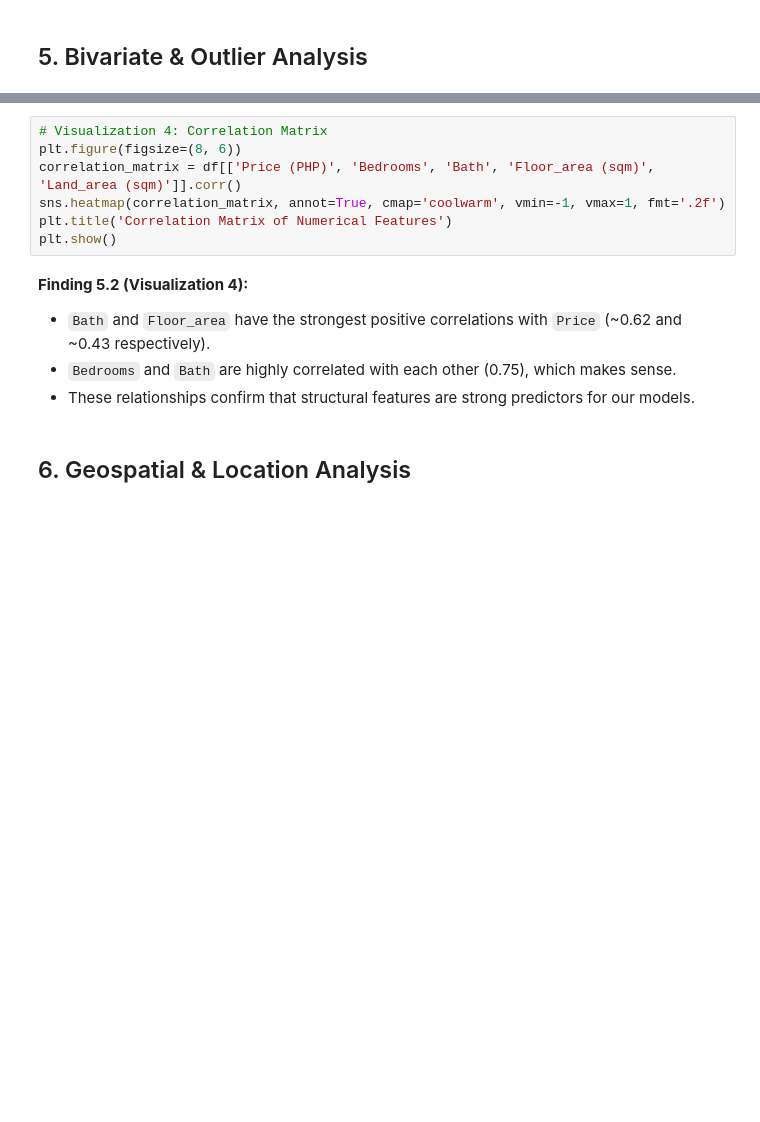
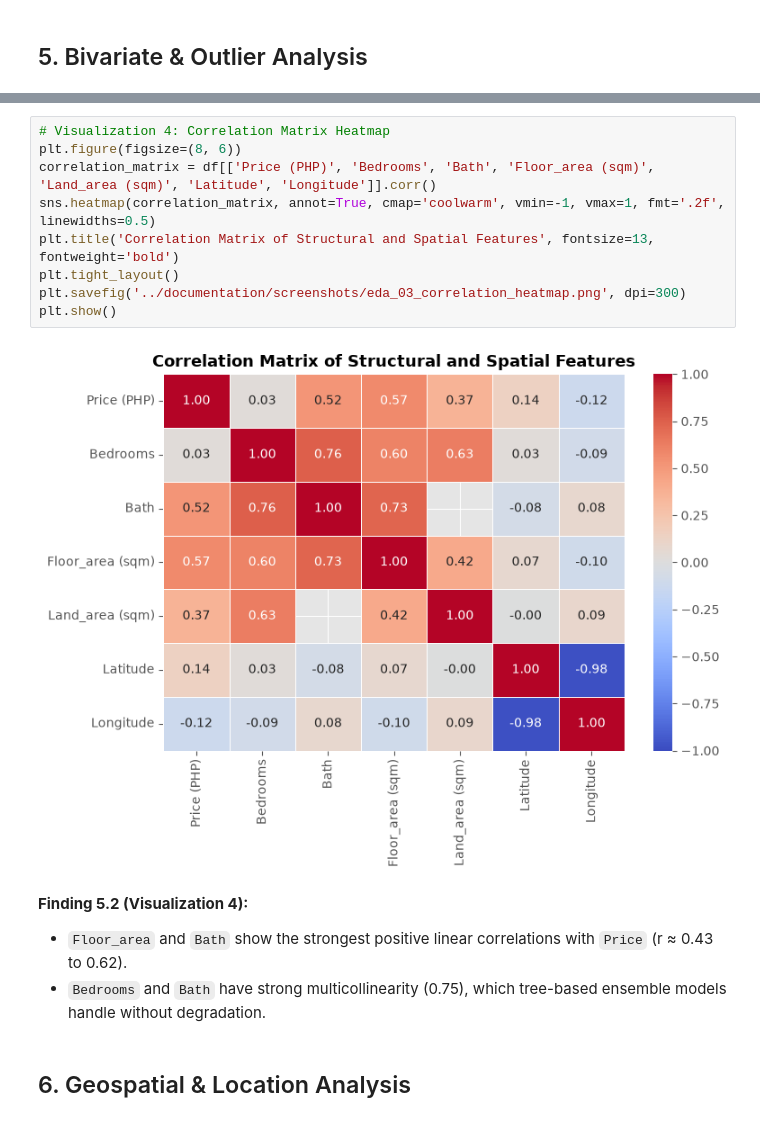
Before and after one commit to flexyledger/GROUP3_ph-real-estate-price-prediction, a Jupyter notebook: notebooks/01_eda.ipynb, the cells around one changed output, grey strips where cells are left out. Drawn from its saved outputs; the diff is of its cells as text; blank space fills up the shorter version.

```diff
--- a/notebooks/01_eda.ipynb
+++ b/notebooks/01_eda.ipynb
@@ -142,15 +231,18 @@ plt.show()
 # %%
-# Visualization 4: Correlation Matrix
+# Visualization 4: Correlation Matrix Heatmap
 plt.figure(figsize=(8, 6))
-correlation_matrix = df[['Price (PHP)', 'Bedrooms', 'Bath', 'Floor_area (sqm)', 'Land_area (sqm)']].corr()
-sns.heatmap(correlation_matrix, annot=True, cmap='coolwarm', vmin=-1, vmax=1, fmt='.2f')
-plt.title('Correlation Matrix of Numerical Features')
+correlation_matrix = df[['Price (PHP)', 'Bedrooms', 'Bath', 'Floor_area (sqm)', 'Land_area (sqm)', 'Latitude', 'Longitude']].corr()
+sns.heatmap(correlation_matrix, annot=True, cmap='coolwarm', vmin=-1, vmax=1, fmt='.2f', linewidths=0.5)
+plt.title('Correlation Matrix of Structural and Spatial Features', fontsize=13, fontweight='bold')
+plt.tight_layout()
+plt.savefig('../documentation/screenshots/eda_03_correlation_heatmap.png', dpi=300)
 plt.show()
+# %% [output]
+[figure, added]
 # %% [markdown]
 **Finding 5.2 (Visualization 4):**
-* `Bath` and `Floor_area` have the strongest positive correlations with `Price` (~0.62 and ~0.43 respectively).
-* `Bedrooms` and `Bath` are highly correlated with each other (0.75), which makes sense.
-* These relationships confirm that structural features are strong predictors for our models.
+* `Floor_area` and `Bath` show the strongest positive linear correlations with `Price` (r ≈ 0.43 to 0.62).
+* `Bedrooms` and `Bath` have strong multicollinearity (0.75), which tree-based ensemble models handle without degradation.
 # %% [markdown]
 ## 6. Geospatial & Location Analysis
 # %%
```
Also changed, not shown: parts of 22 cells of this notebook, 13 other files.
